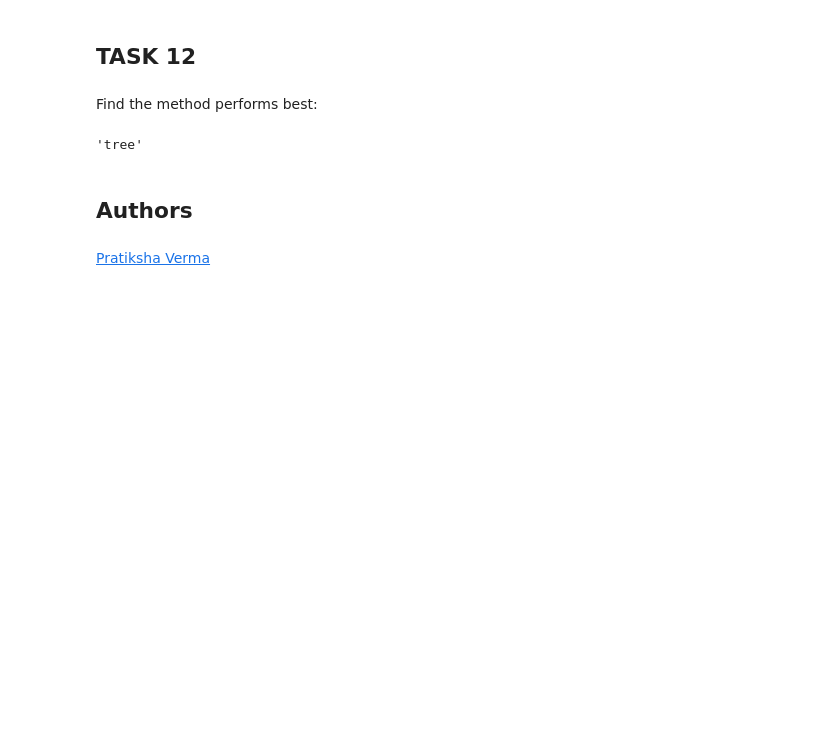
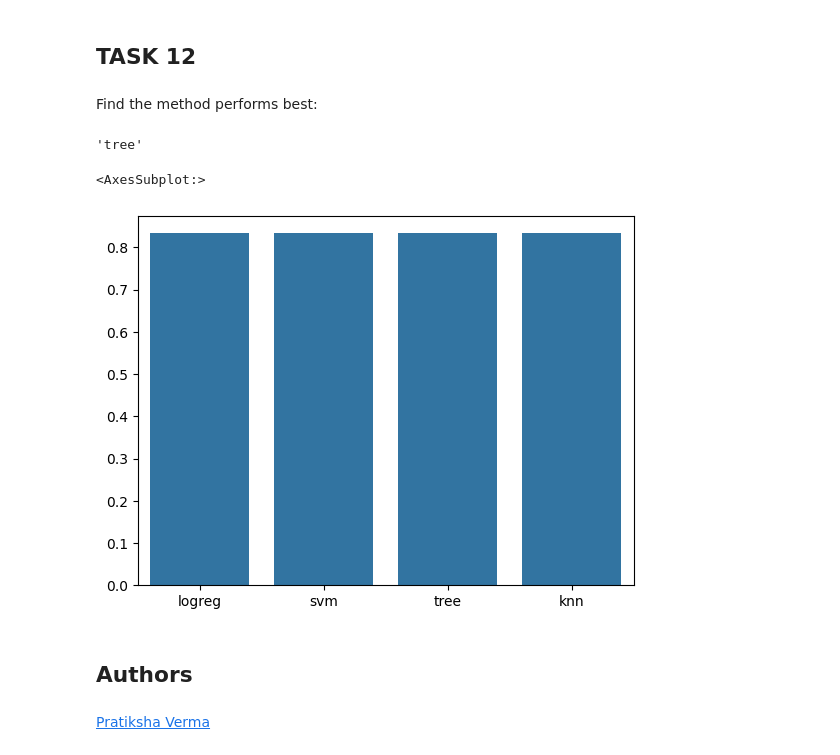
Before and after one commit to OscUrPS/COURSERA, a Jupyter notebook: Applied Data Science Capstone/Machine Learning Prediction Lab/SpaceX_Machine Learning Prediction_Part_5.ipynb, the cells around one changed output. Drawn from its saved outputs; the diff is of its cells as text; code cells hidden in the pictures; blank space fills up the shorter version.

```diff
--- a/Applied Data Science Capstone/Machine Learning Prediction Lab/SpaceX_Machine Learning Prediction_Part_5.ipynb
+++ b/Applied Data Science Capstone/Machine Learning Prediction Lab/SpaceX_Machine Learning Prediction_Part_5.ipynb
@@ -317,6 +317,11 @@ results = {'logreg':logreg_cv.score(X_test, Y_test), 'svm':svm_cv.score(X_test,
 max(results)
 # %% [output]
 'tree'
+# %%
+sns.barplot(x = list(results.keys()), y = list(results.values()))
+# %% [output]
+<AxesSubplot:>
+[figure, added]
 # %% [markdown]
 ## Authors
 # %% [markdown]
```
Also changed, not shown: parts of 2 cells of this notebook.
